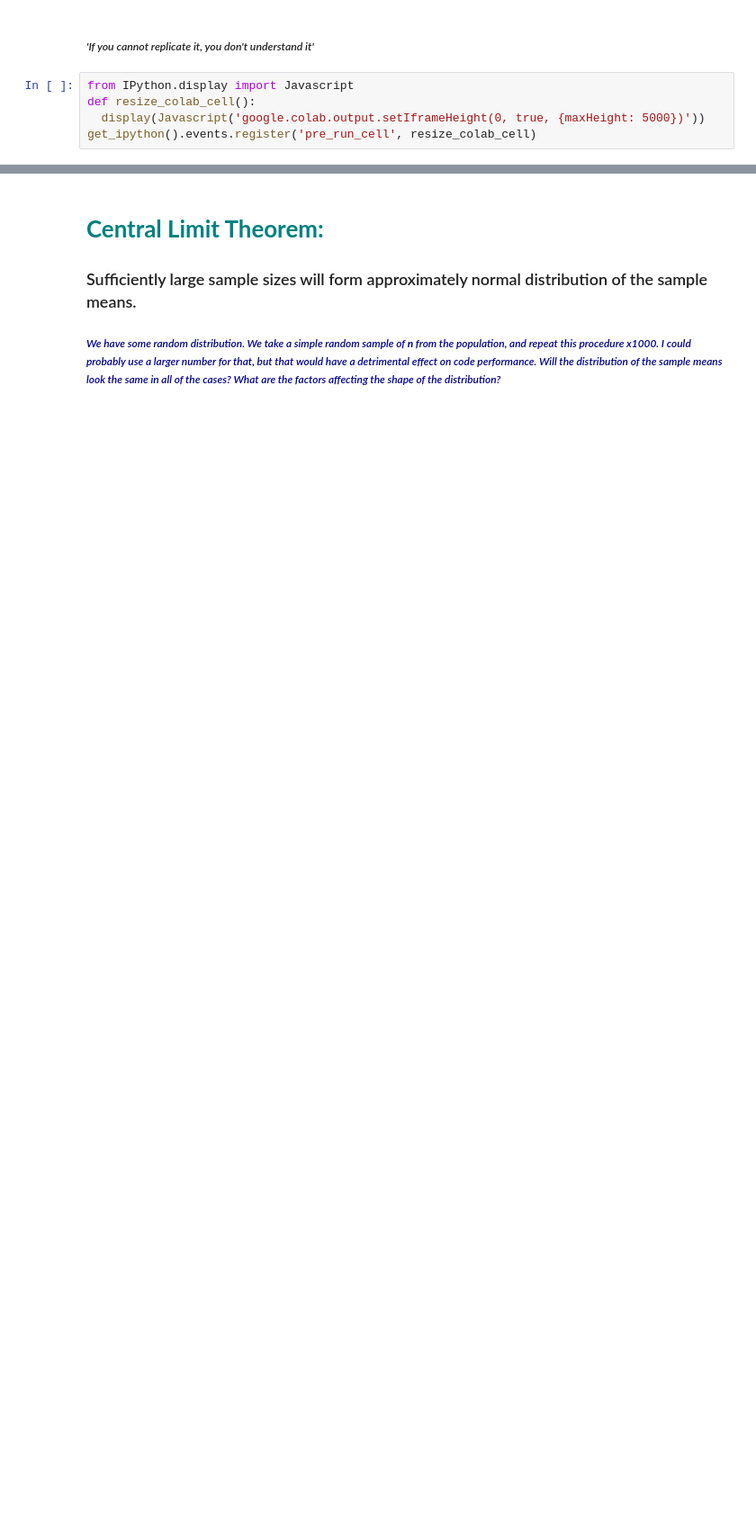
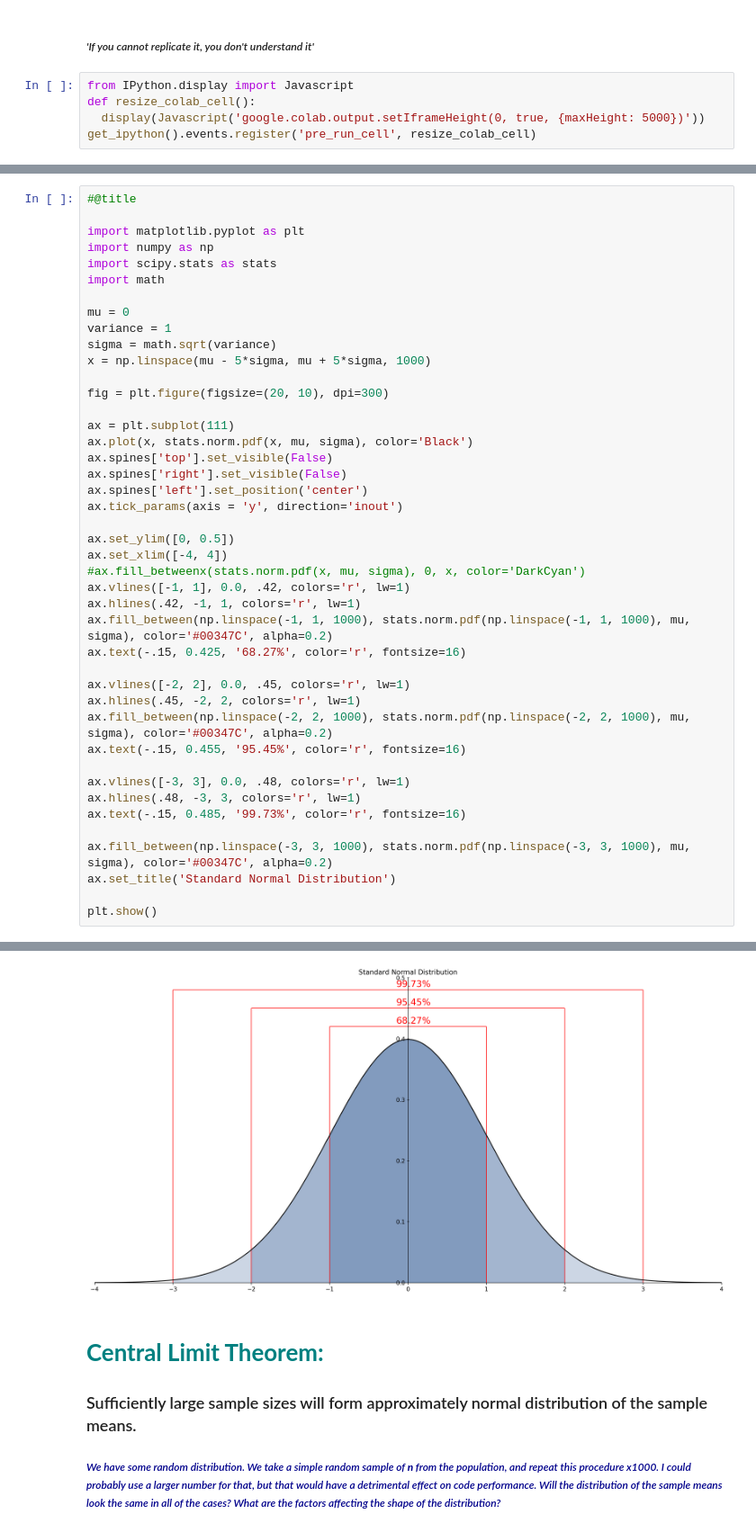
Before and after one commit to KilovoIt/Jupyter-Notebooks, a Jupyter notebook: Cheatsheet.ipynb, the cells around one changed output, grey strips where cells are left out. Shown at 90% size. Cells and saved outputs as stored; diff of their text form; blank space fills up the shorter version.

```diff
--- a/Cheatsheet.ipynb
+++ b/Cheatsheet.ipynb
@@ -9,0 +12,44 @@ get_ipython().events.register('pre_run_cell', resize_colab_cell)
+# %%
+#@title
+
+import matplotlib.pyplot as plt
+import numpy as np
+import scipy.stats as stats
+import math
+
+mu = 0
+variance = 1
+sigma = math.sqrt(variance)
+x = np.linspace(mu - 5*sigma, mu + 5*sigma, 1000)
+
+fig = plt.figure(figsize=(20, 10), dpi=300)
+
+ax = plt.subplot(111)
+ax.plot(x, stats.norm.pdf(x, mu, sigma), color='Black')
+ax.spines['top'].set_visible(False)
+ax.spines['right'].set_visible(False)
+ax.spines['left'].set_position('center')
+ax.tick_params(axis = 'y', direction='inout')
+
+ax.set_ylim([0, 0.5])
+ax.set_xlim([-4, 4])
+#ax.fill_betweenx(stats.norm.pdf(x, mu, sigma), 0, x, color='DarkCyan')
+ax.vlines([-1, 1], 0.0, .42, colors='r', lw=1)
+ax.hlines(.42, -1, 1, colors='r', lw=1)
+ax.fill_between(np.linspace(-1, 1, 1000), stats.norm.pdf(np.linspace(-1, 1, 1000), mu, sigma), color='#00347C', alpha=0.2)
+ax.text(-.15, 0.425, '68.27%', color='r', fontsize=16)
+
+ax.vlines([-2, 2], 0.0, .45, colors='r', lw=1)
+ax.hlines(.45, -2, 2, colors='r', lw=1)
+ax.fill_between(np.linspace(-2, 2, 1000), stats.norm.pdf(np.linspace(-2, 2, 1000), mu, sigma), color='#00347C', alpha=0.2)
+ax.text(-.15, 0.455, '95.45%', color='r', fontsize=16)
+
+ax.vlines([-3, 3], 0.0, .48, colors='r', lw=1)
+ax.hlines(.48, -3, 3, colors='r', lw=1)
+ax.text(-.15, 0.485, '99.73%', color='r', fontsize=16)
+
+ax.fill_between(np.linspace(-3, 3, 1000), stats.norm.pdf(np.linspace(-3, 3, 1000), mu, sigma), color='#00347C', alpha=0.2)
+ax.set_title('Standard Normal Distribution')
+
+plt.show()
+# %% [output]
@@ -10,3 +57,4 @@ get_ipython().events.register('pre_run_cell', resize_colab_cell)
+[figure, added]
 # %% [markdown]
 # <font color='Teal'>**Central Limit Theorem:**</font>
 
```
Also changed, not shown: parts of 19 cells of this notebook.
